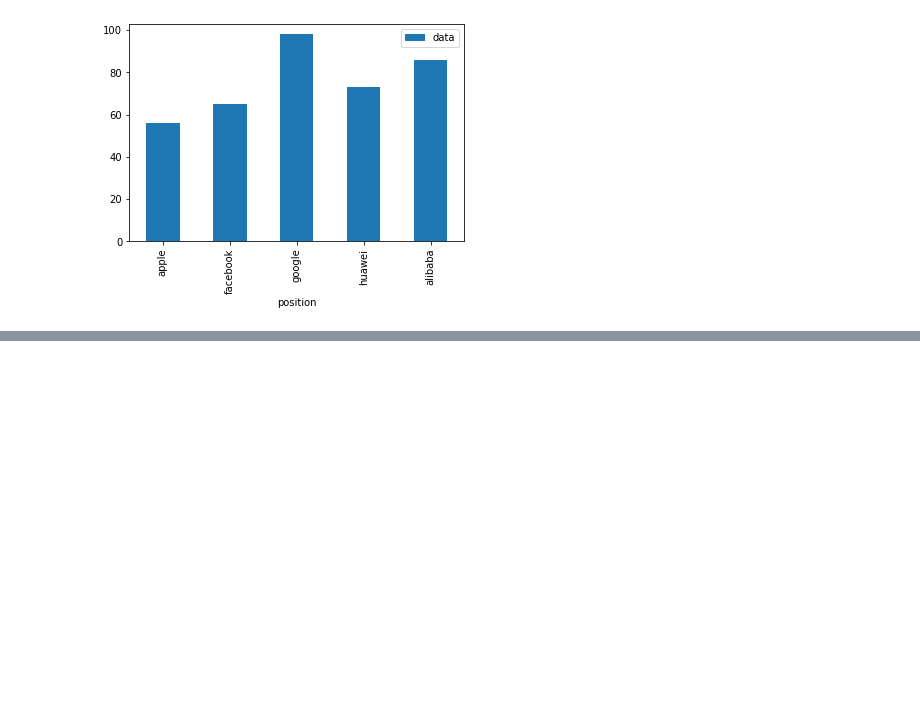
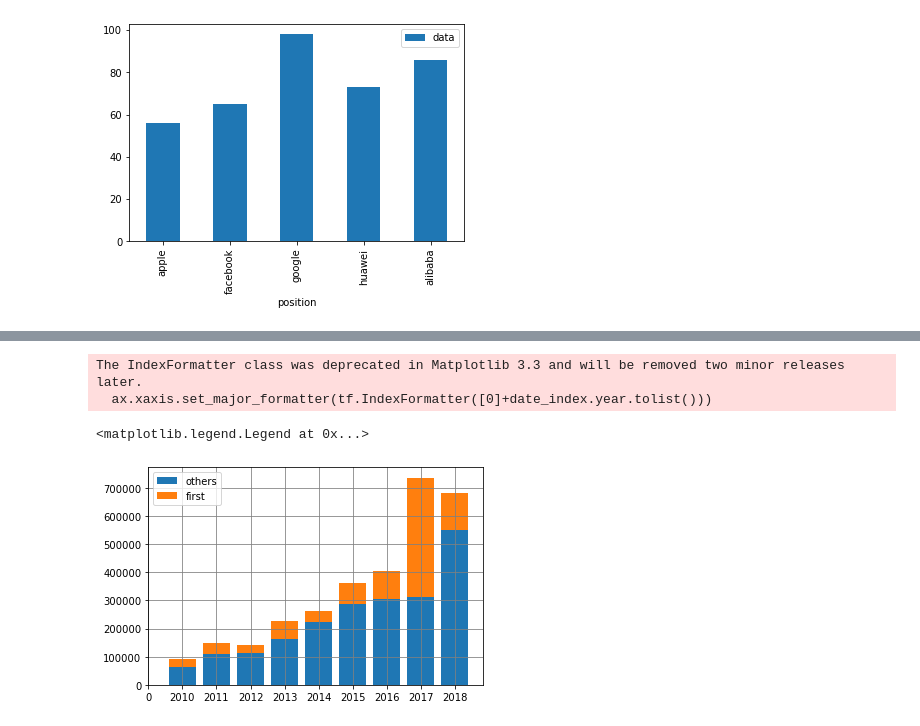
Before and after one commit to hivandu/practise, a Jupyter notebook: analyse/Case-by-case_Python_visualization/ex03.ipynb, the cells around one changed output, grey strips where cells are left out. Saved outputs shown, nothing was run; the diff lists cells and outputs as text; code cells hidden in the pictures; blank space fills up the shorter version.

Commit message:
add Seaborn, final Matplotlib

```diff
--- a/analyse/Case-by-case_Python_visualization/ex03.ipynb
+++ b/analyse/Case-by-case_Python_visualization/ex03.ipynb
@@ -31,11 +31,18 @@ df.plot.bar(x='position', y='data')
 ## 全国暑期票房收入统计
 import tushare as ts
 box_office = pd.DataFrame()
-ts.month_boxoffice('2019-8')
+
+df = pd.read_csv('~/data/cbcpv/boxoffice/box1018.csv')
+print(df.info())
+print(df.columns)
+
+# 以下为从tushare获取数据代码
 
 # for y in range(2010, 2019):
 #     ym = str(y) + '-8'
-#     df = ts.month_boxoffice(ym)
+#     df = ts.box_office(ym)
 #     box_office[ym] = df['boxoffice']
-# box_office
+
+df.drop(columns='Unnamed: 0',axis=1, inplace=True)
+df
 # %% [output]
@@ -42,0 +78,5 @@ JSONDecodeError: Expecting value: line 1 column 1 (char 0)
+# %%
+## 计算每年的票房收入
+box_office= df.astype(np.int) # change datatype to int
+total = box_office.sum()
+total
@@ -42,0 +94,27 @@ JSONDecodeError: Expecting value: line 1 column 1 (char 0)
+# %%
+import matplotlib.ticker as tf
+
+first = box_office.iloc[0].astype(np.int) # 历史票房第一
+after_first = total - first # 其他影片票房收入
+
+date_index= pd.to_datetime(total.index)
+
+fig, ax = plt.subplots()
+ax.grid(color='gray')
+
+# 坐标系中绘制柱形图
+ax.bar(range(1, 10), after_first.values, label='others')
+# 成为 “堆积柱”
+ax.bar(range(1, 10), first.values, bottom=after_first.values, label='first')
+
+# 设置横坐标的主刻线以及相应的标示
+ax.set_xticks(range(0, 10))
+# 得到标示对象
+ax.xaxis.set_major_formatter(tf.IndexFormatter([0]+date_index.year.tolist()))
+
+plt.legend(loc=0)
+# %% [output]
+The IndexFormatter class was deprecated in Matplotlib 3.3 and will be removed two minor releases later.
+  ax.xaxis.set_major_formatter(tf.IndexFormatter([0]+date_index.year.tolist()))
+<matplotlib.legend.Legend at 0x...>
+[figure, added]
```
Also changed, not shown: parts of 10 cells of this notebook, 1 other file.
